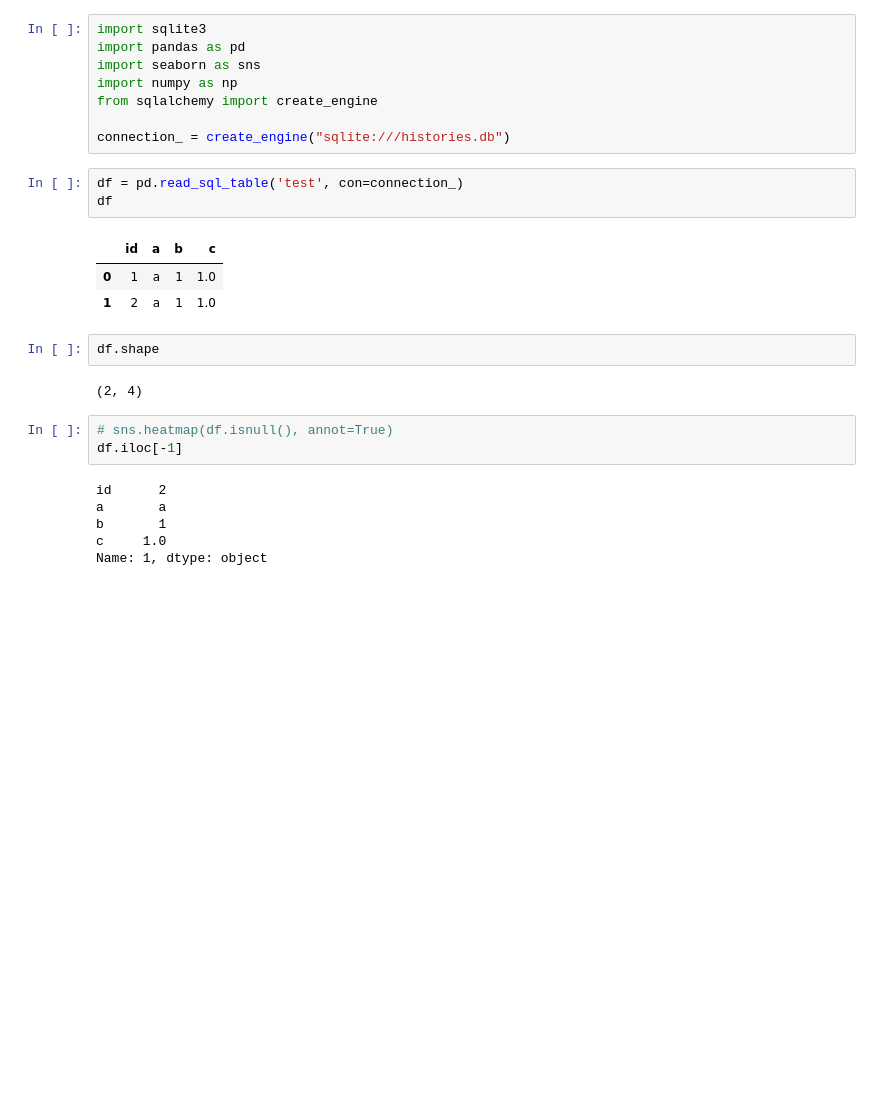
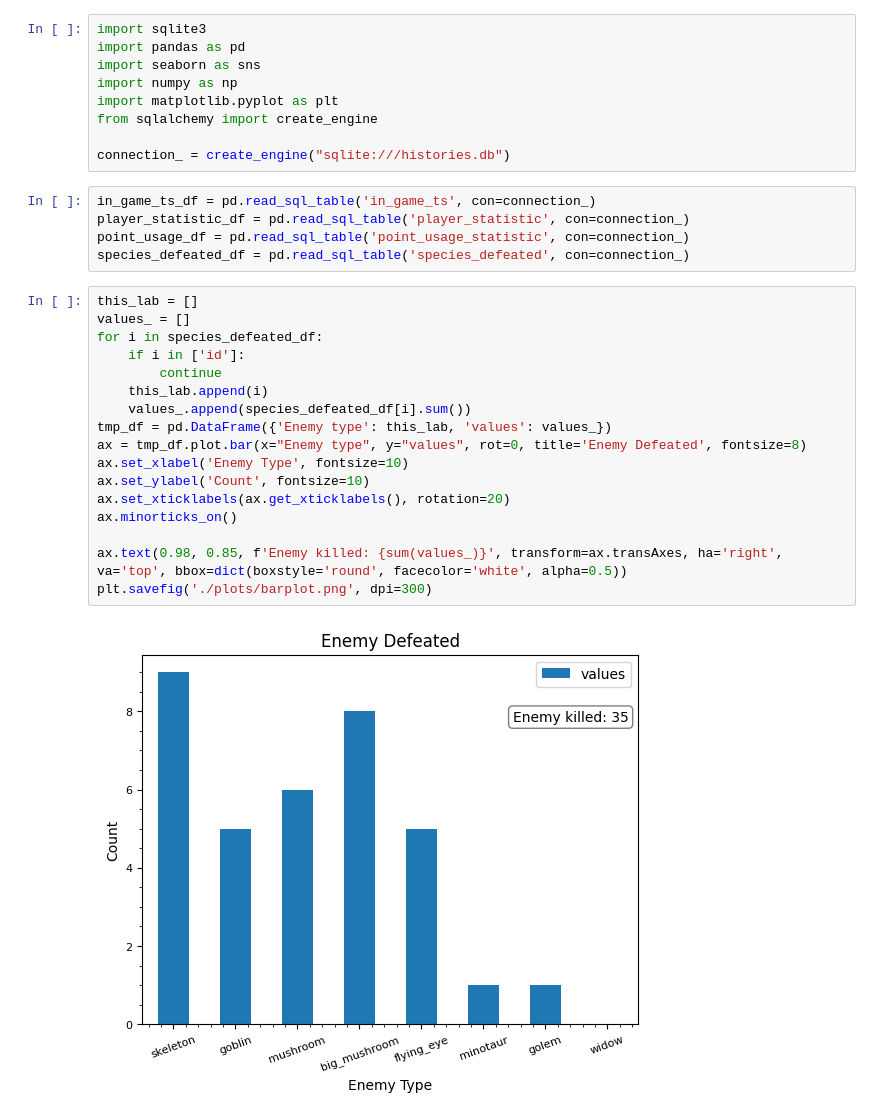
Before and after one commit to Pasin0931/Final_Project_y1sem2, a Jupyter notebook: libs/db/look.ipynb, the cells around one changed output. Cells and saved outputs as stored; diff of their text form; blank space fills up the shorter version.

```diff
--- a/libs/db/look.ipynb
+++ b/libs/db/look.ipynb
@@ -3,26 +3,31 @@ import sqlite3
 import pandas as pd
 import seaborn as sns
 import numpy as np
+import matplotlib.pyplot as plt
 from sqlalchemy import create_engine
 
 connection_ = create_engine("sqlite:///histories.db")
 # %%
-df = pd.read_sql_table('test', con=connection_)
-df
+in_game_ts_df = pd.read_sql_table('in_game_ts', con=connection_)
+player_statistic_df = pd.read_sql_table('player_statistic', con=connection_)
+point_usage_df = pd.read_sql_table('point_usage_statistic', con=connection_)
+species_defeated_df = pd.read_sql_table('species_defeated', con=connection_)
-# %% [output]
-|  | id | a | b | c |
-| 0 | 1 | a | 1 | 1.0 |
-| 1 | 2 | a | 1 | 1.0 |
-# %%
-df.shape
-# %% [output]
-(2, 4)
 # %%
-# sns.heatmap(df.isnull(), annot=True)
-df.iloc[-1]
+this_lab = []
+values_ = []
+for i in species_defeated_df:
+    if i in ['id']:
+        continue
+    this_lab.append(i)
+    values_.append(species_defeated_df[i].sum())
+tmp_df = pd.DataFrame({'Enemy type': this_lab, 'values': values_})
+ax = tmp_df.plot.bar(x="Enemy type", y="values", rot=0, title='Enemy Defeated', fontsize=8)
+ax.set_xlabel('Enemy Type', fontsize=10)
+ax.set_ylabel('Count', fontsize=10)
+ax.set_xticklabels(ax.get_xticklabels(), rotation=20)
+ax.minorticks_on()
+
+ax.text(0.98, 0.85, f'Enemy killed: {sum(values_)}', transform=ax.transAxes, ha='right', va='top', bbox=dict(boxstyle='round', facecolor='white', alpha=0.5))
+plt.savefig('./plots/barplot.png', dpi=300)
 # %% [output]
-id      2
-a       a
-b       1
-c     1.0
-Name: 1, dtype: object
+[figure, added]
```
Also changed, not shown: parts of 3 cells of this notebook, 6 other files.
